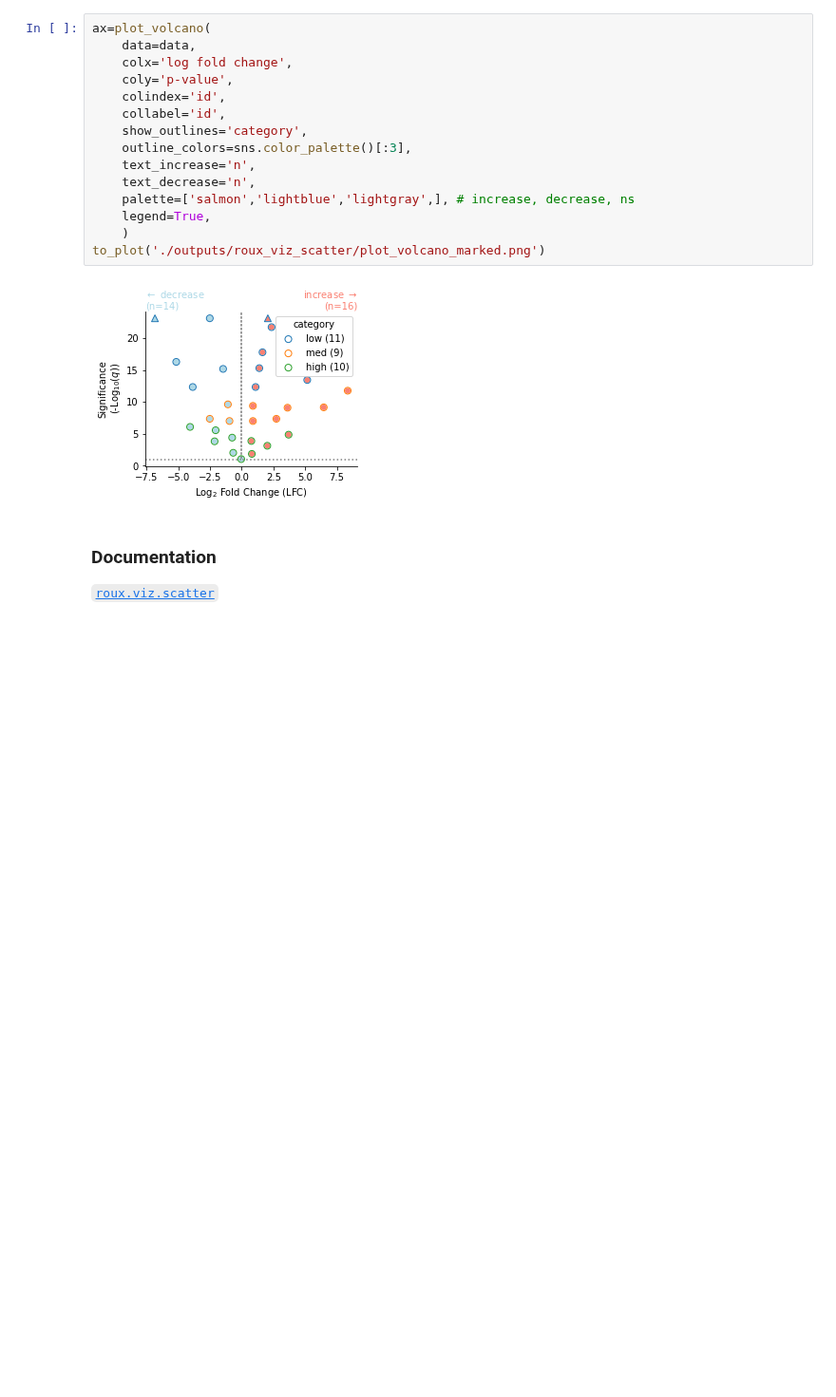
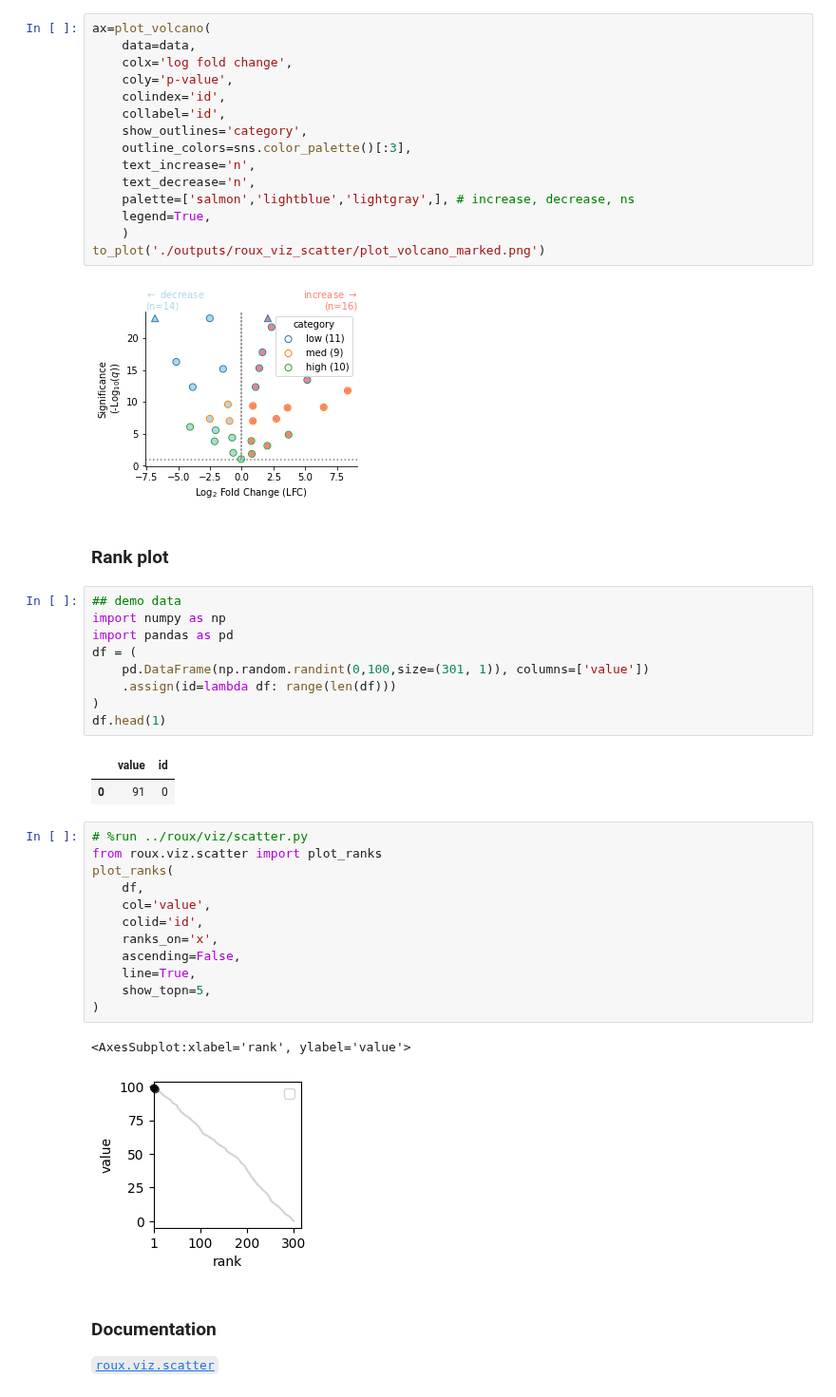
Before and after one commit to rraadd88/roux, a Jupyter notebook: examples/roux_viz_scatter.ipynb, the cells around one changed output. Shown at 95% size. Saved outputs shown, nothing was run; the diff lists cells and outputs as text; blank space fills up the shorter version.

```diff
--- a/examples/roux_viz_scatter.ipynb
+++ b/examples/roux_viz_scatter.ipynb
@@ -92,6 +92,35 @@ ax=plot_volcano(
 to_plot('./outputs/roux_viz_scatter/plot_volcano_marked.png')
 # %% [output]
 [figure]
+# %% [markdown]
+### Rank plot
+# %%
+## demo data
+import numpy as np
+import pandas as pd
+df = (
+    pd.DataFrame(np.random.randint(0,100,size=(301, 1)), columns=['value'])
+    .assign(id=lambda df: range(len(df)))
+)
+df.head(1)
+# %% [output]
+|  | value | id |
+| 0 | 91 | 0 |
+# %%
+# %run ../roux/viz/scatter.py
+from roux.viz.scatter import plot_ranks
+plot_ranks(
+    df,
+    col='value',
+    colid='id',
+    ranks_on='x',
+    ascending=False,
+    line=True,
+    show_topn=5,
+)
+# %% [output]
+<AxesSubplot:xlabel='rank', ylabel='value'>
+[figure, added]
 # %% [markdown]
 ### Documentation
 [`roux.viz.scatter`](https://github.com/rraadd88/roux#module-rouxvizscatter)
```
Also changed, not shown: 5 other files.
